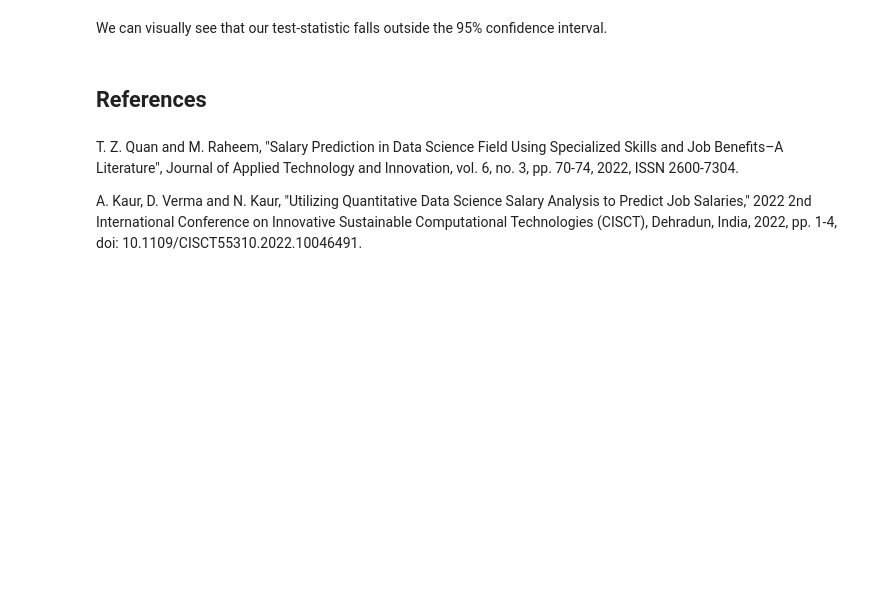
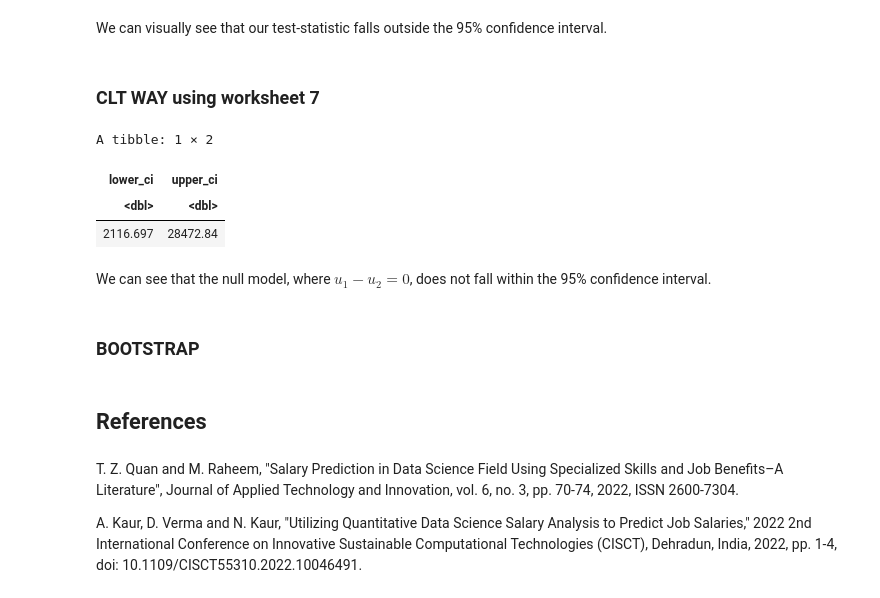
Before and after one commit to aaryan-rampal/stat-201-project, a Jupyter notebook: proposal.ipynb, the cells around one changed output. Saved outputs shown, nothing was run; the diff lists cells and outputs as text; code cells hidden in the pictures; blank space fills up the shorter version.

```diff
--- a/proposal.ipynb
+++ b/proposal.ipynb
@@ -209,5 +235,35 @@ t_dist
 # %% [markdown]
 We can visually see that our test-statistic falls outside the 95% confidence interval.
+# %% [markdown]
+### CLT WAY using worksheet 7
+# %%
+data_scientist <-
+    salary %>%
+    filter(job_title == 'Data Scientist') %>%
+    pull(salary_in_usd)
+
+data_analyst <-
+    salary %>%
+    filter(job_title == 'Data Analyst') %>%
+    pull(salary_in_usd)
+
+
+penguins_diff_means_ci <-
+    tibble(
+        lower_ci = mean(data_scientist) - mean(data_analyst) - qnorm(0.975, mean = 0, sd = 1) * sqrt(var(data_scientist)/length(data_scientist) + var(data_analyst)/length(data_analyst)),
+        upper_ci = mean(data_scientist) - mean(data_analyst) + qnorm(0.975, mean = 0, sd = 1) * sqrt(var(data_scientist)/length(data_scientist) + var(data_analyst)/length(data_analyst))
+    )
+
+penguins_diff_means_ci
+# %% [output]
+A tibble: 1 × 2
+| lower_ci | upper_ci |
+| <dbl> | <dbl> |
+| 2116.697 | 28472.84 |
+# %% [markdown]
+We can see that the null model, where $u_1 - u_2 = 0$, does not fall within the 95% confidence interval.
+# %% [markdown]
+### BOOTSTRAP
 # %% [markdown]
 ## References
 # %% [markdown]
```
Also changed, not shown: parts of 6 cells of this notebook.
